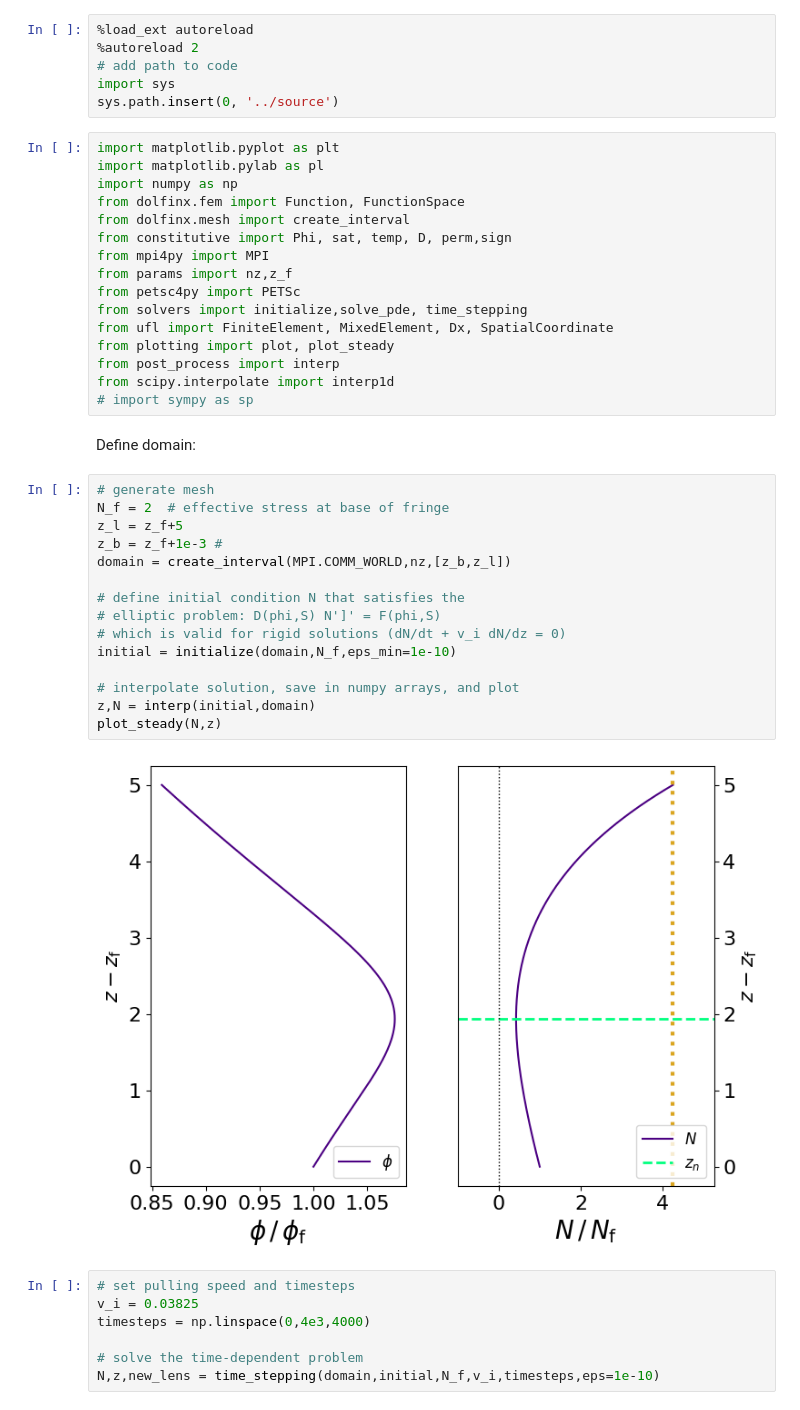
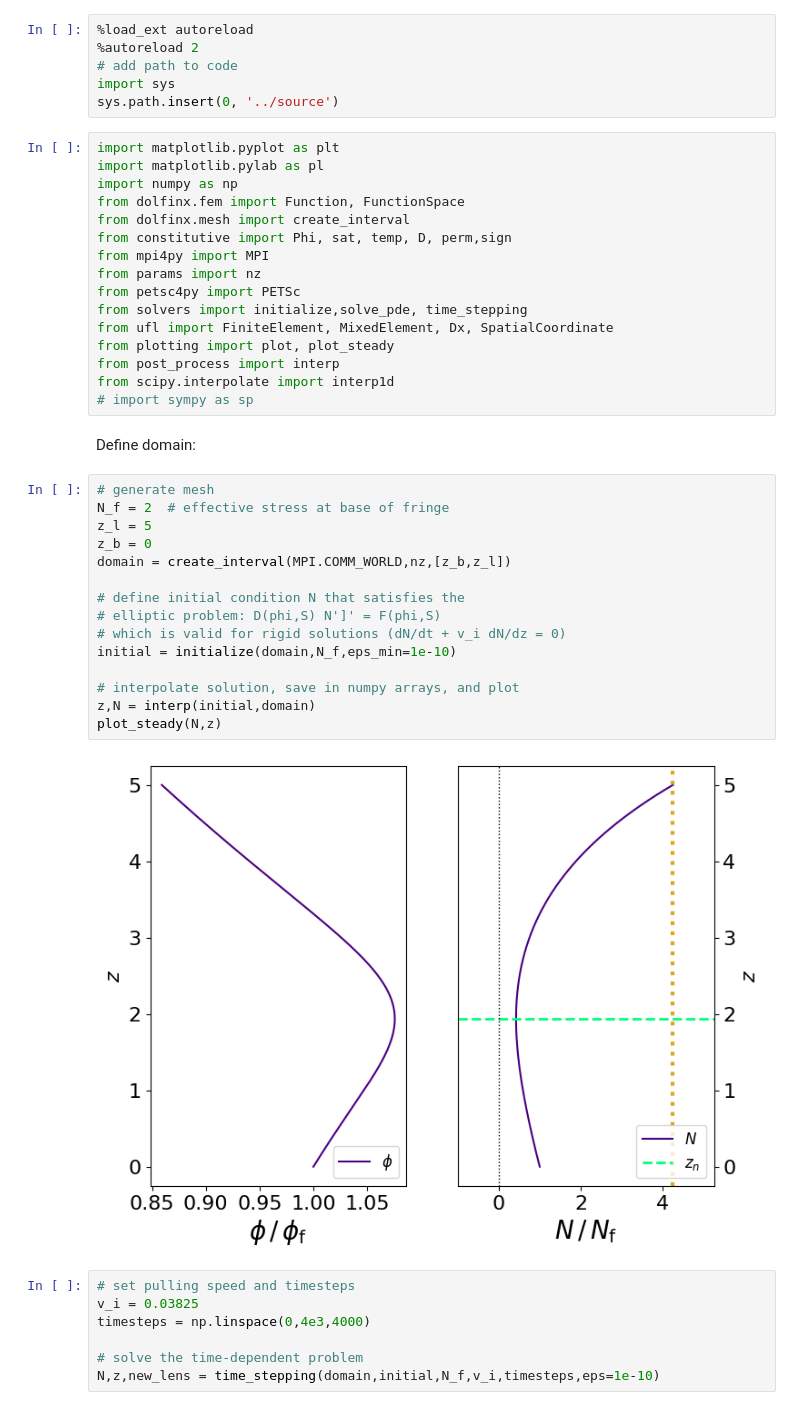
Before and after one commit to agstub-umd/compaction-frost, a Jupyter notebook: notebooks/example.ipynb, the cells around one changed output. Saved outputs shown, nothing was run; the diff lists cells and outputs as text.

```diff
--- a/notebooks/example.ipynb
+++ b/notebooks/example.ipynb
@@ -23,7 +23,7 @@ from dolfinx.fem import Function, FunctionSpace
 from dolfinx.mesh import create_interval
 from constitutive import Phi, sat, temp, D, perm,sign
 from mpi4py import MPI
-from params import nz,z_f
+from params import nz
 from petsc4py import PETSc
 from solvers import initialize,solve_pde, time_stepping
 from ufl import FiniteElement, MixedElement, Dx, SpatialCoordinate
@@ -36,20 +36,20 @@ Define domain:
 # %%
 # generate mesh
 N_f = 2  # effective stress at base of fringe
-z_l = z_f+5
-z_b = z_f+1e-3 #
+z_l = 5
+z_b = 0
 domain = create_interval(MPI.COMM_WORLD,nz,[z_b,z_l])
 
 # define initial condition N that satisfies the
 # elliptic problem: D(phi,S) N']' = F(phi,S)
 # which is valid for rigid solutions (dN/dt + v_i dN/dz = 0)
 initial = initialize(domain,N_f,eps_min=1e-10)
 
 # interpolate solution, save in numpy arrays, and plot
 z,N = interp(initial,domain)
 plot_steady(N,z)
 # %% [output]
-[figure, old version]
+[figure, new version]
 # %%
 # set pulling speed and timesteps
 v_i = 0.03825
```
Also changed, not shown: parts of 2 cells of this notebook, 5 other files.
